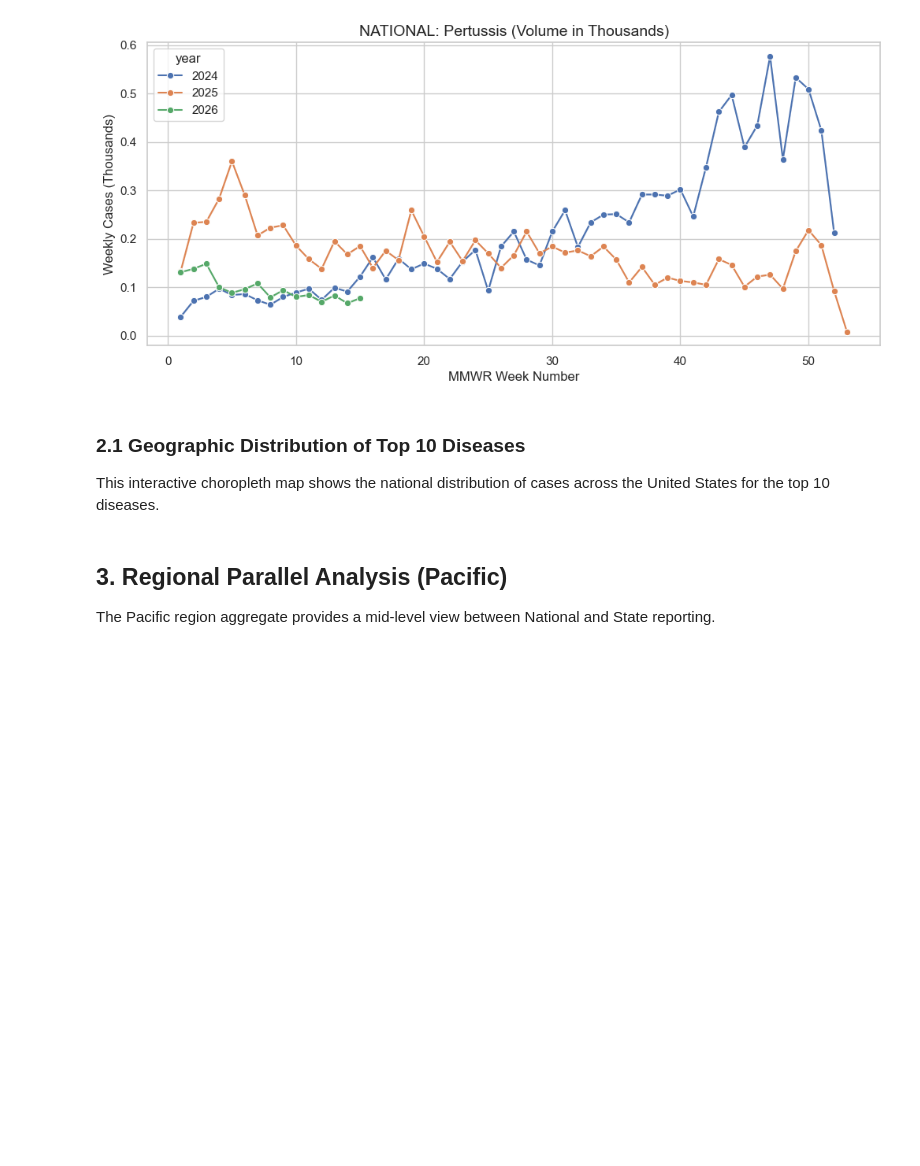
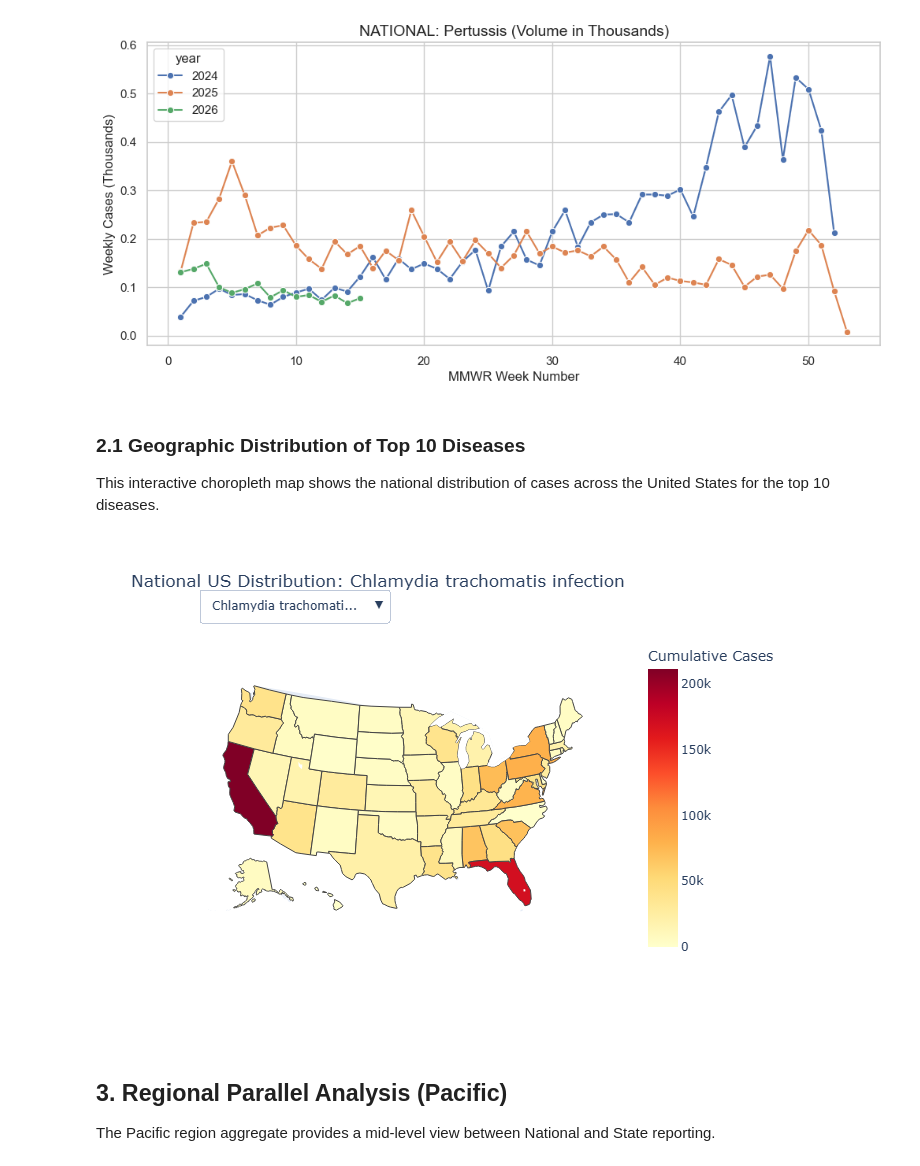
Before and after one commit to tn9-git/Health, a Jupyter notebook: NNDSS Weekly Update.ipynb, the cells around one changed output. Drawn from its saved outputs; the diff is of its cells as text; code cells hidden in the pictures; blank space fills up the shorter version.

Commit message:
Update notebook: Added static Plotly renderer for GitHub compatibility

```diff
--- a/NNDSS Weekly Update.ipynb
+++ b/NNDSS Weekly Update.ipynb
@@ -109,6 +109,8 @@ for d in top_10[:5]: plot_national_scaled(d)
 ### 2.1 Geographic Distribution of Top 10 Diseases
 This interactive choropleth map shows the national distribution of cases across the United States for the top 10 diseases.
 # %%
+import plotly.io as pio
+pio.renderers.default = 'png'
 import plotly.express as px
 import plotly.graph_objects as go
 
@@ -136,33 +138,35 @@ def create_disease_map(df, top_10_diseases):
     for i, disease in enumerate(top_10_diseases):
         disease_data = state_agg[state_agg['label'] == disease]
         fig.add_trace(go.Choropleth(
             locations=disease_data['state_code'],
             z=disease_data['m1'],
             locationmode='USA-states',
             colorscale='YlOrRd',
             name=disease,
             visible=(i == 0),
             colorbar_title="Cumulative Cases"
         ))
 
     buttons = []
     for i, disease in enumerate(top_10_diseases):
         visibility = [False] * len(top_10_diseases)
         visibility[i] = True
         buttons.append(dict(
             label=disease[:20] + "..." if len(disease) > 20 else disease,
             method="update",
             args=[{"visible": visibility}, {"title": f"National US Distribution: {disease}"}]
         ))
 
     fig.update_layout(
         title_text=f"National US Distribution: {top_10_diseases[0]}",
         geo=dict(scope='usa', projection_type='albers usa'),
         updatemenus=[dict(active=0, buttons=buttons, x=0.05, y=1.15, xanchor='left', yanchor='top')]
     )
     fig.show()
 
 create_disease_map(df, top_10)
+# %% [output]
+[figure, added]
 # %% [markdown]
 ## 3. Regional Parallel Analysis (Pacific)
 The Pacific region aggregate provides a mid-level view between National and State reporting.
```
Also changed, not shown: parts of 1 cell of this notebook.
